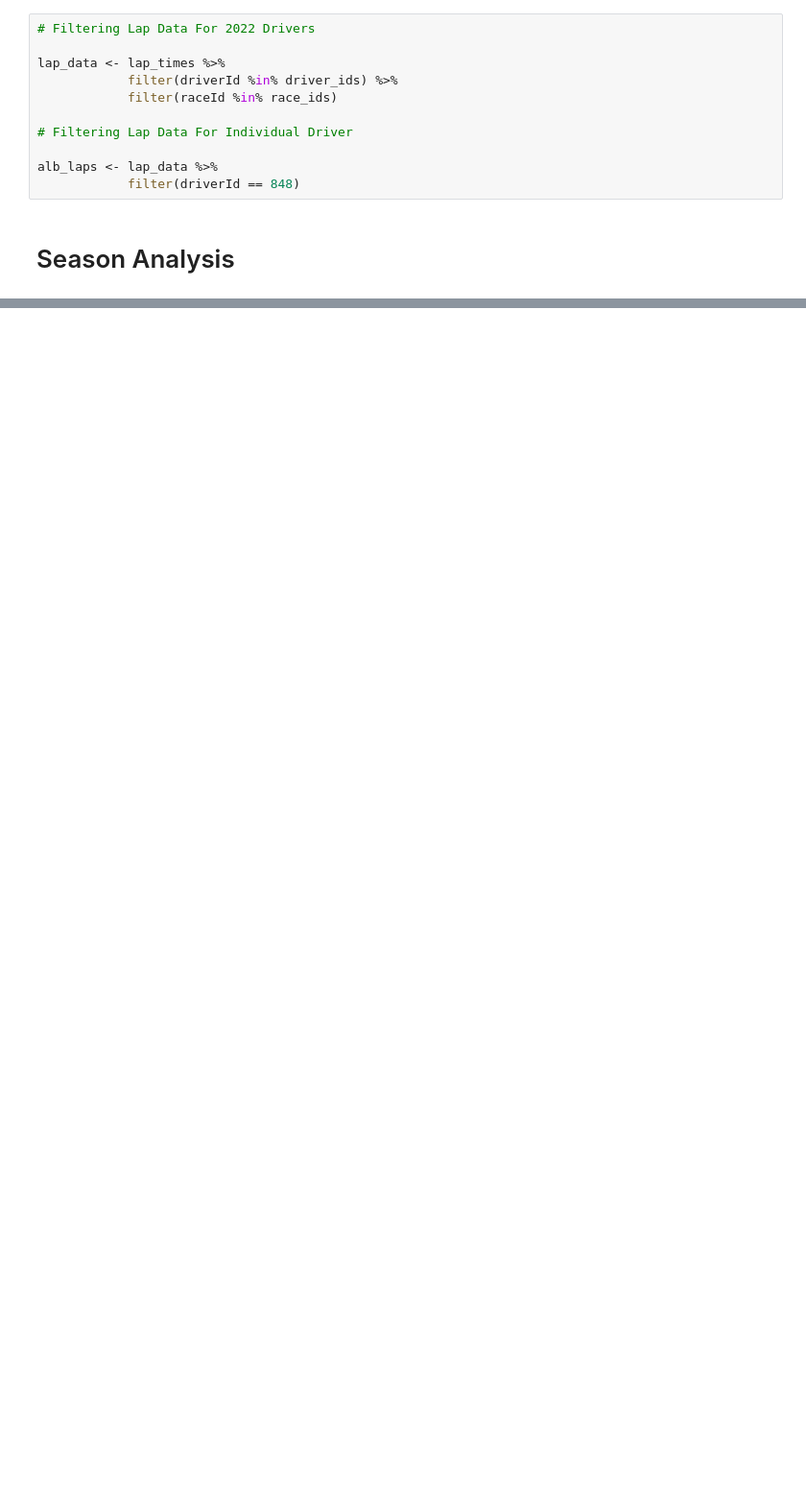
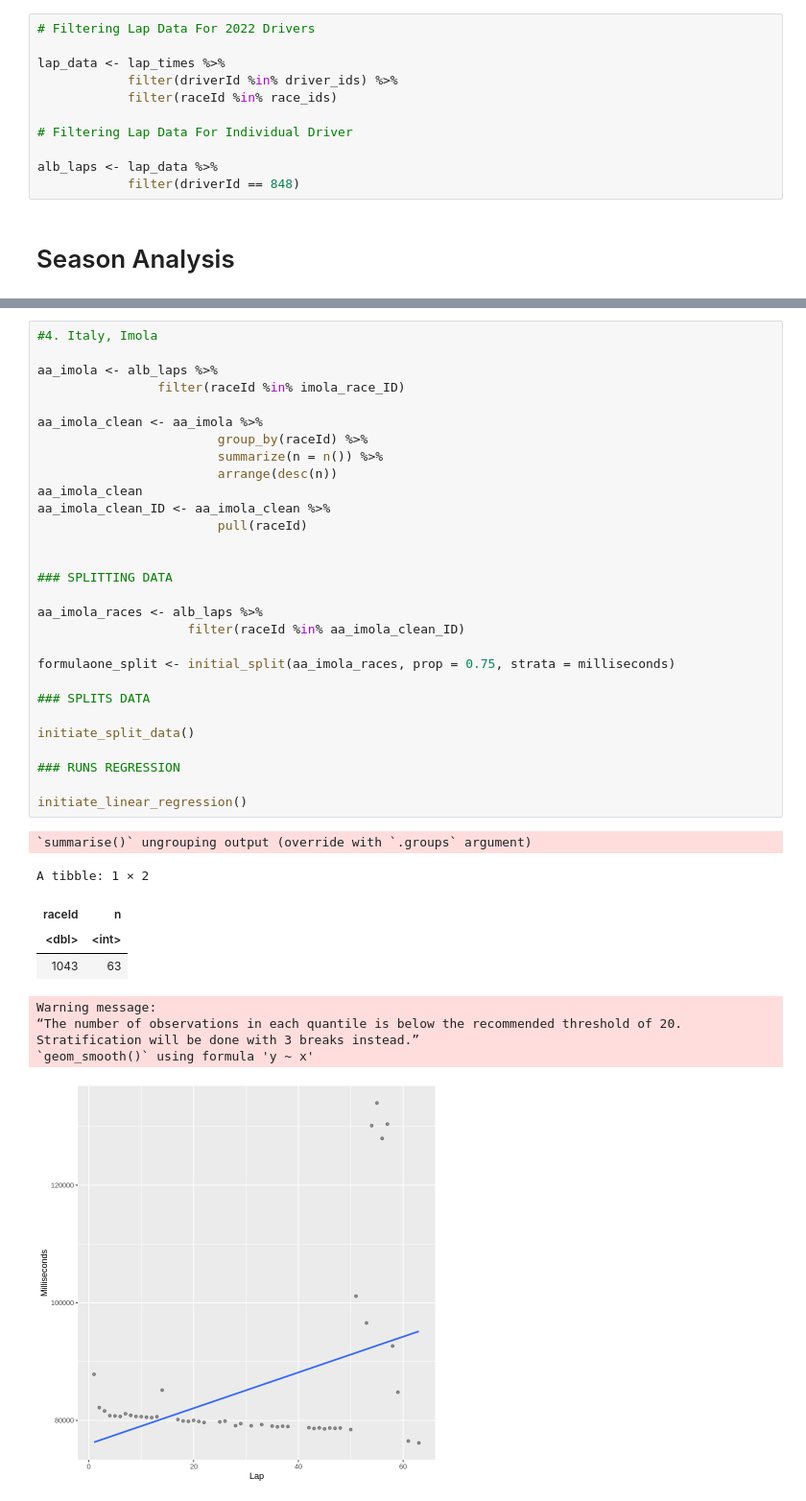
Before and after one commit to TaylorOglow/Formula_1, a Jupyter notebook: Lap Wrangling/aa_laps.ipynb, the cells around one changed output, grey strips where cells are left out. Shown at 96% size. Saved outputs shown, nothing was run; the diff lists cells and outputs as text; blank space fills up the shorter version.

```diff
--- a/Lap Wrangling/aa_laps.ipynb
+++ b/Lap Wrangling/aa_laps.ipynb
@@ -1243,0 +174,39 @@ aa_uae_avg_race_time <- aa_uae_lap_times %>%
+# %%
+#4. Italy, Imola
+
+aa_imola <- alb_laps %>%
+                filter(raceId %in% imola_race_ID)
+
+aa_imola_clean <- aa_imola %>%
+                        group_by(raceId) %>%
+                        summarize(n = n()) %>%
+                        arrange(desc(n))
+aa_imola_clean
+aa_imola_clean_ID <- aa_imola_clean %>%
+                        pull(raceId)
+
+
+### SPLITTING DATA
+
+aa_imola_races <- alb_laps %>%
+                    filter(raceId %in% aa_imola_clean_ID)
+
+formulaone_split <- initial_split(aa_imola_races, prop = 0.75, strata = milliseconds)
+
+### SPLITS DATA
+
+initiate_split_data()
+
+### RUNS REGRESSION
+
+initiate_linear_regression()
+# %% [output]
+`summarise()` ungrouping output (override with `.groups` argument)
+A tibble: 1 × 2
+| raceId | n |
+| <dbl> | <int> |
+| 1043 | 63 |
+Warning message:
+“The number of observations in each quantile is below the recommended threshold of 20. Stratification will be done with 3 breaks instead.”
+`geom_smooth()` using formula 'y ~ x'
+[figure, added]
```
Also changed, not shown: parts of 49 cells of this notebook, 4 other files.
